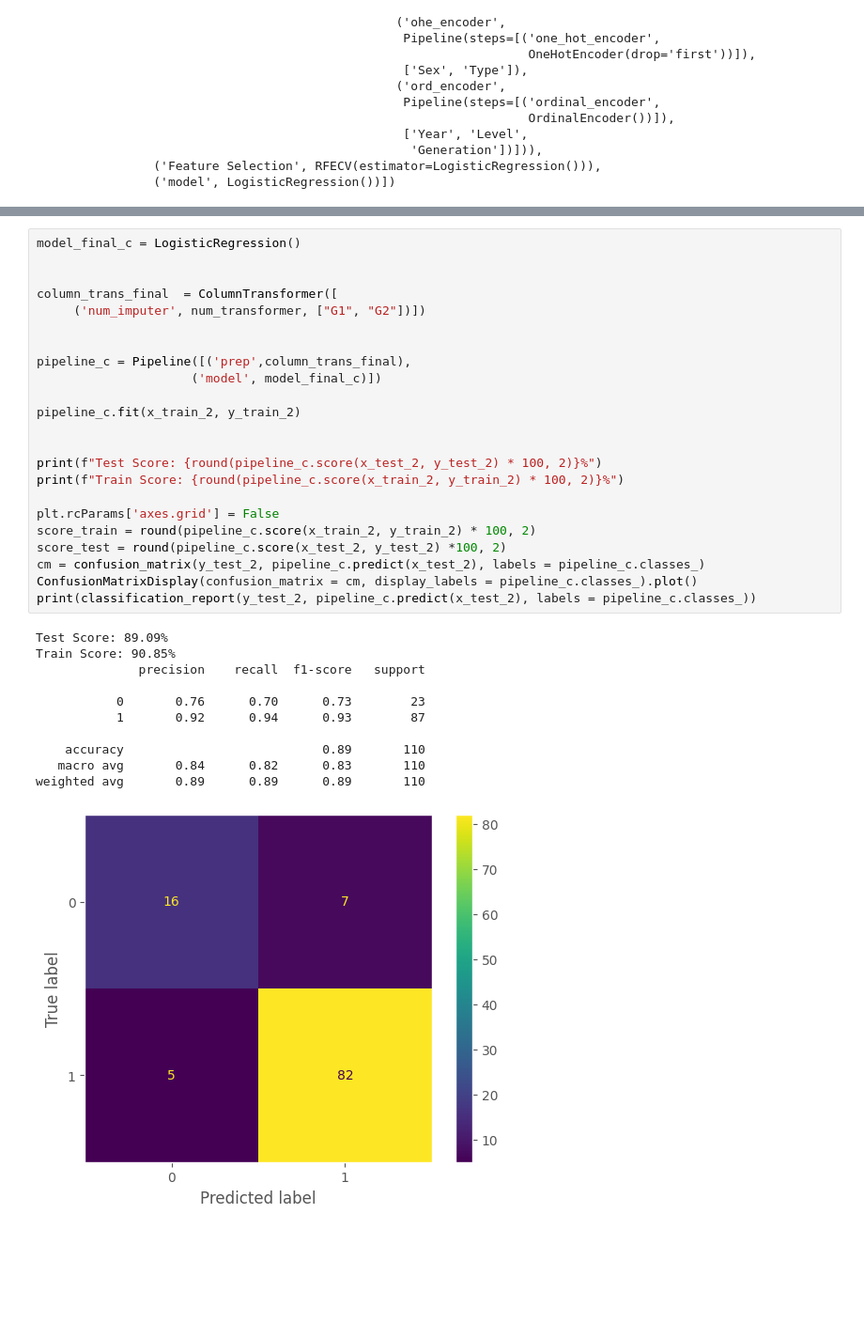
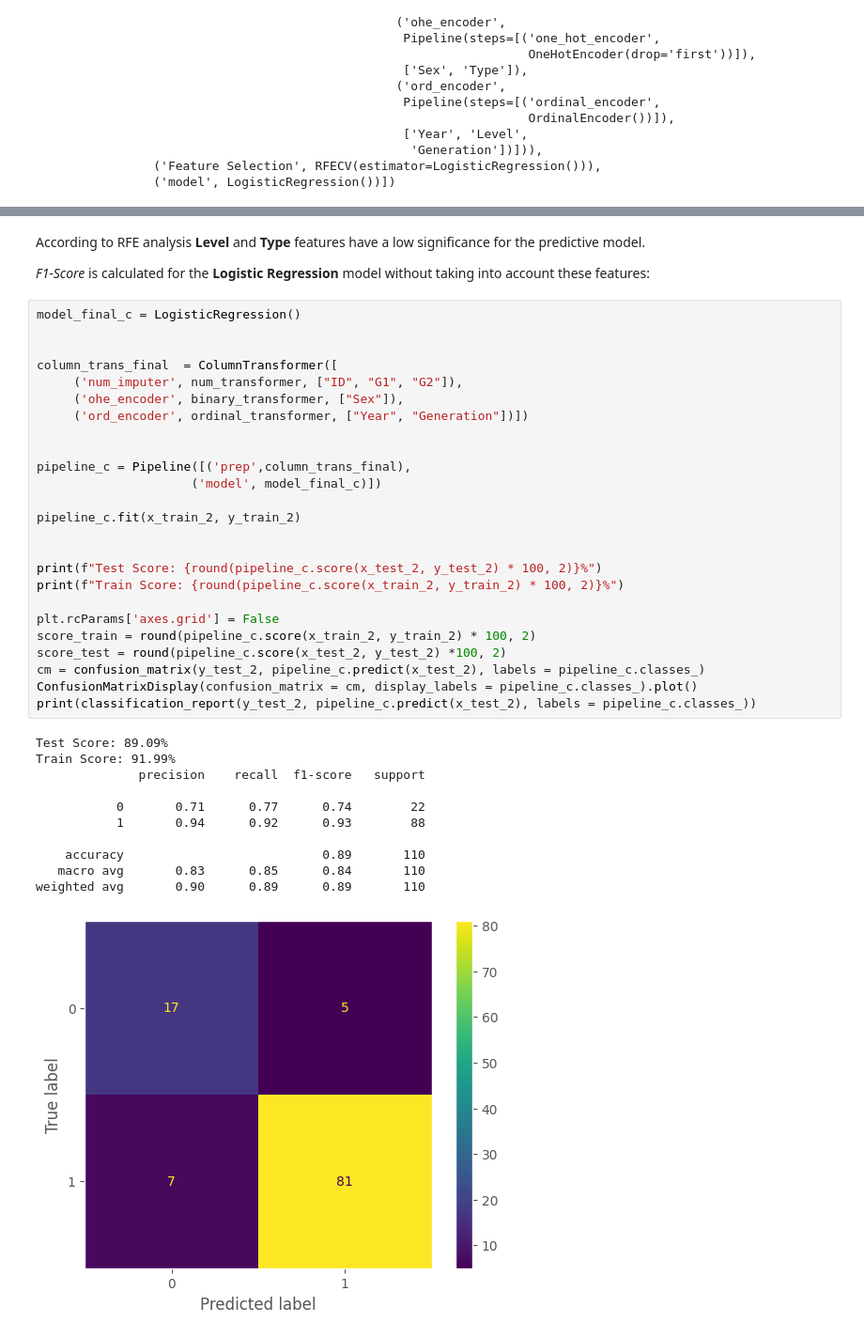
Before and after one commit to alejo1630/grades_college_analysis, a Jupyter notebook: grades.ipynb, the cells around one changed output, grey strips where cells are left out. Shown at 94% size. Saved outputs shown, nothing was run; the diff lists cells and outputs as text; blank space fills up the shorter version.

```diff
--- a/grades.ipynb
+++ b/grades.ipynb
@@ -1180,35 +1242,41 @@ pd.DataFrame(list(zip(pipeline_rfe[0].get_feature_names_out().tolist(), refcv_c.
+# %% [markdown]
+According to RFE analysis **Level** and **Type** features have a low significance for the predictive model.
+
+*F1-Score* is calculated for the **Logistic Regression** model without taking into account these features:
 # %%
 model_final_c = LogisticRegression()
 
 
 column_trans_final  = ColumnTransformer([
-     ('num_imputer', num_transformer, ["G1", "G2"])])
+     ('num_imputer', num_transformer, ["ID", "G1", "G2"]),
+     ('ohe_encoder', binary_transformer, ["Sex"]),
+     ('ord_encoder', ordinal_transformer, ["Year", "Generation"])])
 
 
 pipeline_c = Pipeline([('prep',column_trans_final),
                      ('model', model_final_c)])
 
 pipeline_c.fit(x_train_2, y_train_2)
 
 
 print(f"Test Score: {round(pipeline_c.score(x_test_2, y_test_2) * 100, 2)}%")
 print(f"Train Score: {round(pipeline_c.score(x_train_2, y_train_2) * 100, 2)}%")
 
 plt.rcParams['axes.grid'] = False
 score_train = round(pipeline_c.score(x_train_2, y_train_2) * 100, 2)
 score_test = round(pipeline_c.score(x_test_2, y_test_2) *100, 2)
 cm = confusion_matrix(y_test_2, pipeline_c.predict(x_test_2), labels = pipeline_c.classes_)
 ConfusionMatrixDisplay(confusion_matrix = cm, display_labels = pipeline_c.classes_).plot()
 print(classification_report(y_test_2, pipeline_c.predict(x_test_2), labels = pipeline_c.classes_))
 # %% [output]
 Test Score: 89.09%
-Train Score: 90.85%
+Train Score: 91.99%
               precision    recall  f1-score   support
 
-           0       0.76      0.70      0.73        23
-           1       0.92      0.94      0.93        87
+           0       0.71      0.77      0.74        22
+           1       0.94      0.92      0.93        88
 
     accuracy                           0.89       110
-   macro avg       0.84      0.82      0.83       110
-weighted avg       0.89      0.89      0.89       110
+   macro avg       0.83      0.85      0.84       110
+weighted avg       0.90      0.89      0.89       110
-[figure, old version]
+[figure, new version]
```
Also changed, not shown: parts of 35 cells of this notebook, 1 other file.
